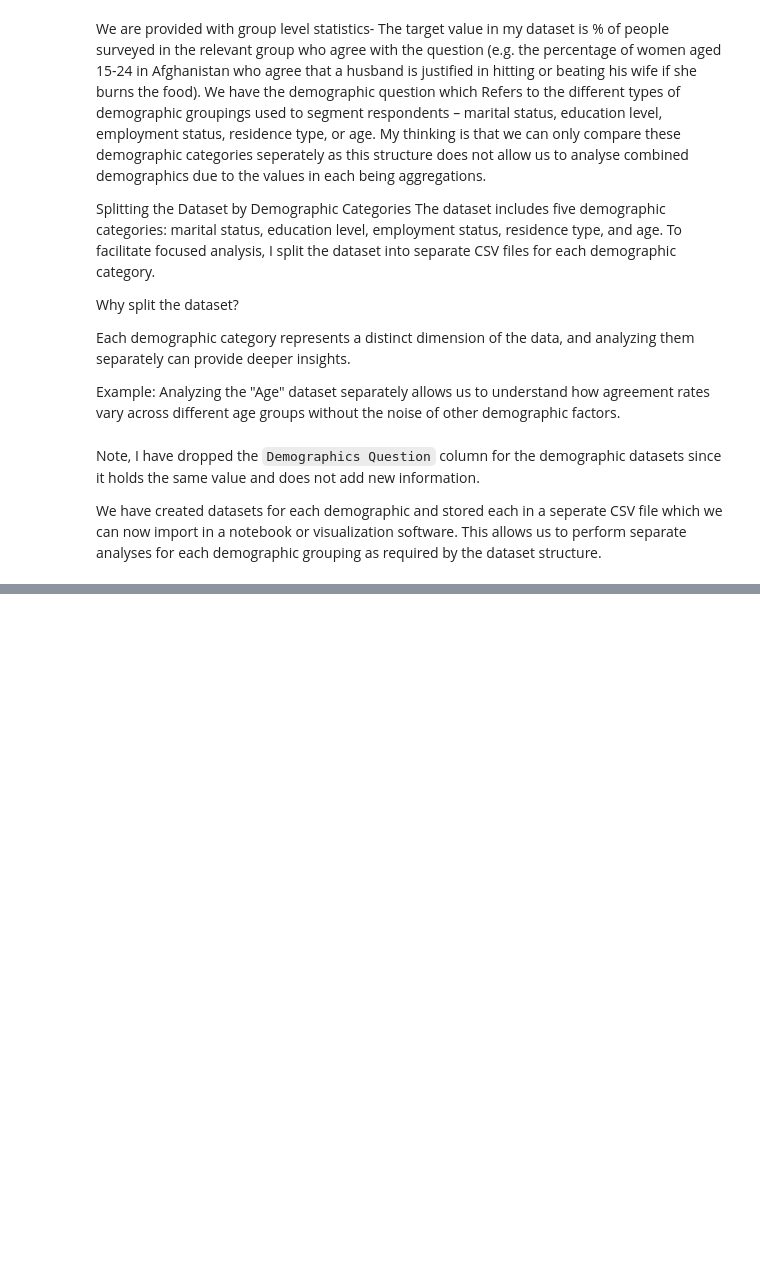
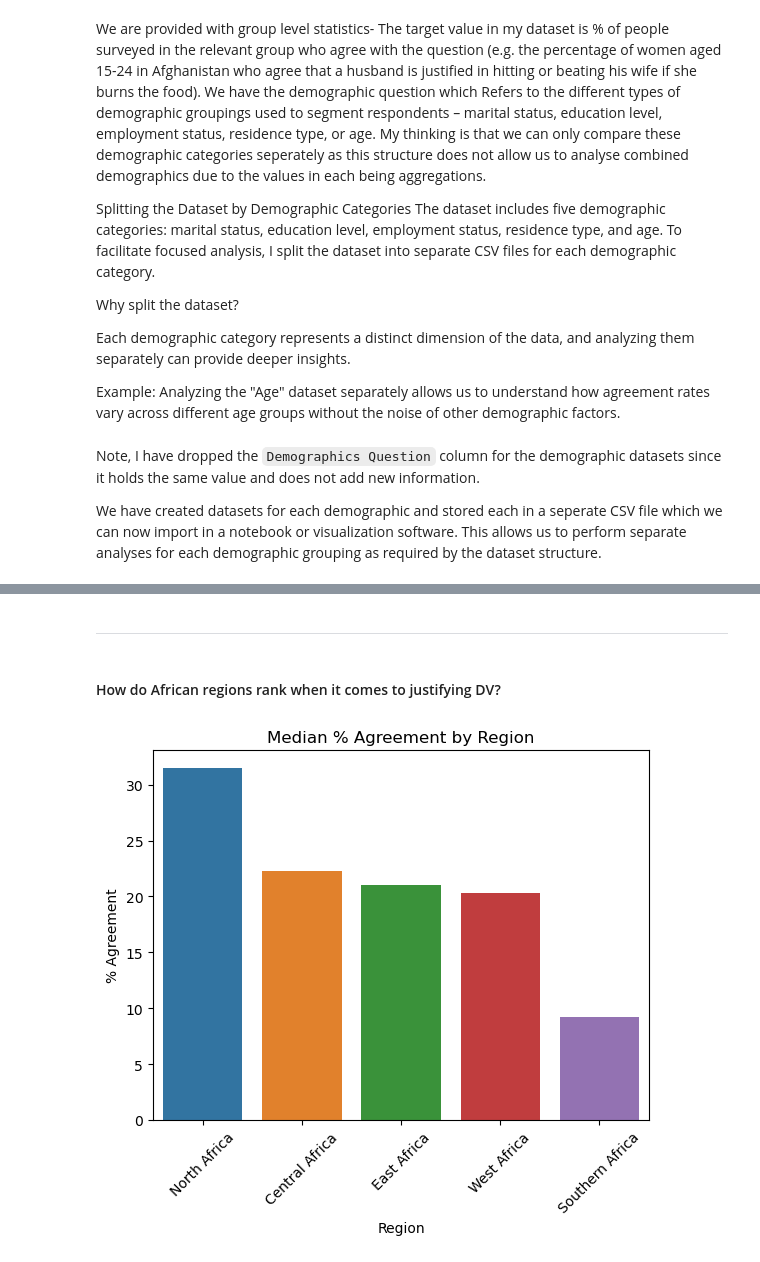
Before and after one commit to MaureenMbugua/Understanding_violence_against_women, a Jupyter notebook: Understanding_violence_against_women.ipynb, the cells around one changed output, grey strips where cells are left out. Saved outputs shown, nothing was run; the diff lists cells and outputs as text; code cells hidden in the pictures; blank space fills up the shorter version.

```diff
--- a/Understanding_violence_against_women.ipynb
+++ b/Understanding_violence_against_women.ipynb
@@ -566,0 +604,14 @@ df_age.head()
+# %% [markdown]
+___
+# %% [markdown]
+#### How do African regions rank when it comes to justifying DV?
+# %%
+# Calculate median 'Value' by region and create a bar plot
+barplot('Region', 'Value', df_africa, 'Region')
+plt.title('Median % Agreement by Region')
+plt.xticks(rotation=45)  # Rotates the region names for better readability
+plt.xlabel('Region')
+plt.ylabel('% Agreement')
+plt.show()
+# %% [output]
+[figure, added]
```
Also changed, not shown: parts of 82 cells of this notebook, 1 other file.
